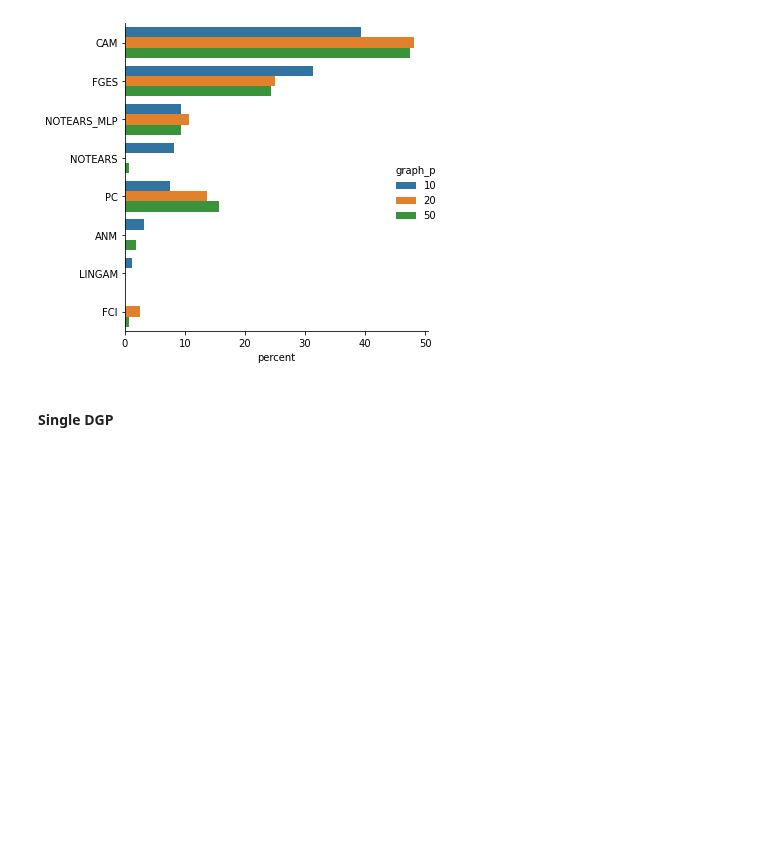
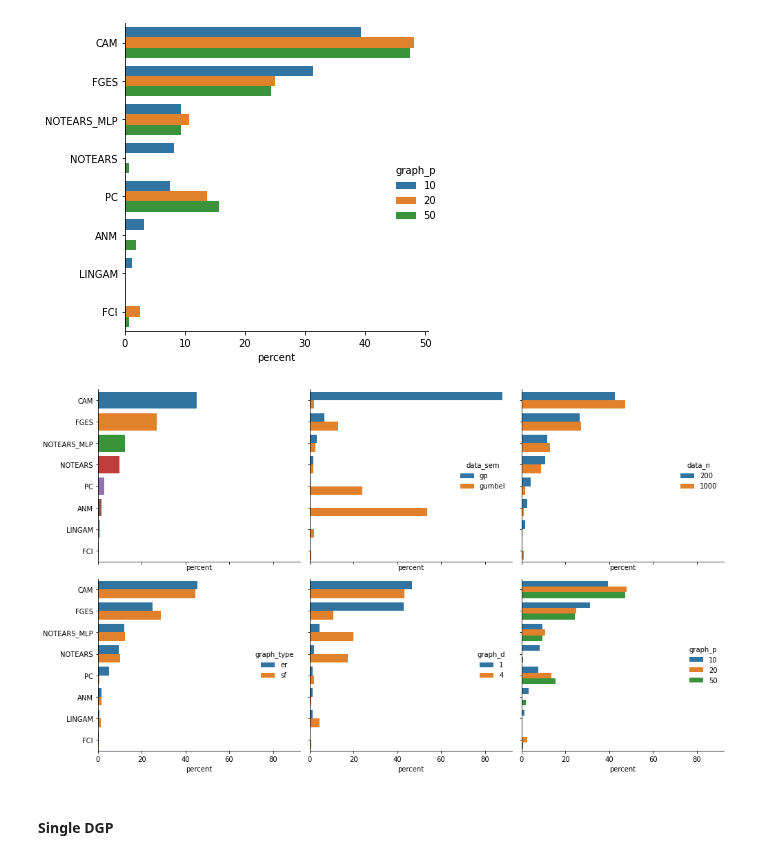
Before and after one commit to misoc-mml/hyperparams-causal-discovery, a Jupyter notebook: hyperparams/model_selection.ipynb, the cells around one changed output. Cells and saved outputs as stored; diff of their text form; code cells hidden in the pictures; blank space fills up the shorter version.

```diff
--- a/hyperparams/model_selection.ipynb
+++ b/hyperparams/model_selection.ipynb
@@ -195,6 +195,15 @@ def winners_grouped(df, gr):
     .rename('percent')
     .reset_index()
     .pipe((sns.catplot, 'data'), x='percent', y='id', hue=gr, kind='bar', orient='h')).set(ylabel='')
+
+def winners_grouped_ax(df, gr, ax):
+    (df
+    .groupby(gr)['id']
+    .value_counts(normalize=True)
+    .mul(100)
+    .rename('percent')
+    .reset_index()
+    .pipe((sns.barplot, 'data'), x='percent', y='id', hue=gr, ax=ax, orient='h')).set(ylabel='')
 # %%
 for o in ['data_sem', 'data_n', 'graph_type', 'graph_d', 'graph_p']:
     print(f'=== {o} ===')
@@ -213,6 +222,28 @@ for o in ['data_sem', 'data_n', 'graph_type', 'graph_d', 'graph_p']:
 [figure]
 [figure]
 [figure]
+# %%
+fig, axs = plt.subplots(2, 3, sharex=True, sharey=True, figsize=(14, 8))
+axs = axs.flatten()
+
+ax = axs[0]
+(df_win['id']
+.value_counts(normalize=True)
+.mul(100)
+.rename('percent')
+.reset_index()
+.pipe((sns.barplot, 'data'), x='percent', y='index', ax=ax, orient='h')).set(ylabel='')
+ax.spines[['right', 'top']].set_visible(False)
+
+for i, o in enumerate(['data_sem', 'data_n', 'graph_type', 'graph_d', 'graph_p']):
+    winners_grouped_ax(df_win, o, axs[i+1])
+    sns.move_legend(axs[i+1], loc='center right', frameon=False)
+    axs[i+1].spines[['right', 'top']].set_visible(False)
+
+plt.tight_layout()
+plt.savefig('./plots/model_selection/ms_all_combined.pdf', dpi=1000)
+# %% [output]
+[figure, added]
 # %% [markdown]
 #### Single DGP
 # %%
```
Also changed, not shown: parts of 1 cell of this notebook, 16 other files.
